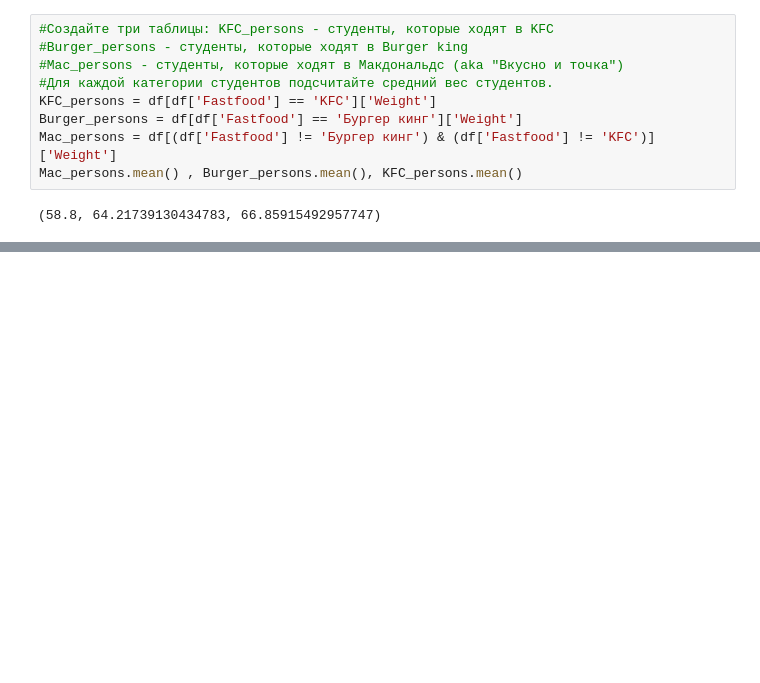
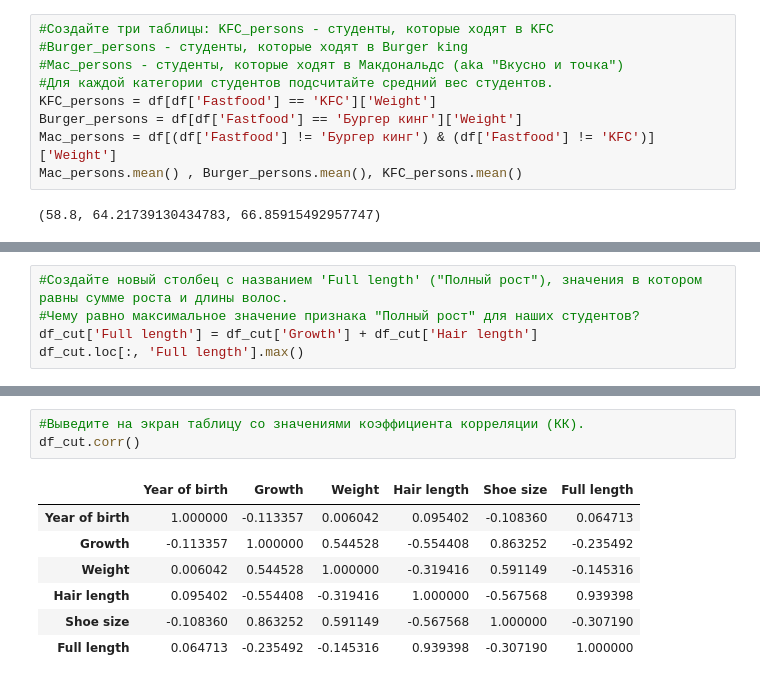
Before and after one commit to pro8mari/code-practice, a Jupyter notebook: Stepik_Artyom_Shevlyakov.ipynb, the cells around one changed output, grey strips where cells are left out. Drawn from its saved outputs; the diff is of its cells as text; blank space fills up the shorter version.

```diff
--- a/Stepik_Artyom_Shevlyakov.ipynb
+++ b/Stepik_Artyom_Shevlyakov.ipynb
@@ -279,0 +384,5 @@ Mac_persons.mean() , Burger_persons.mean(), KFC_persons.mean()
+# %%
+#Создайте новый столбец с названием 'Full length' ("Полный рост"), значения в котором равны сумме роста и длины волос.
+#Чему равно максимальное значение признака "Полный рост" для наших студентов?
+df_cut['Full length'] = df_cut['Growth'] + df_cut['Hair length']
+df_cut.loc[:, 'Full length'].max()
@@ -279,0 +396,11 @@ Mac_persons.mean() , Burger_persons.mean(), KFC_persons.mean()
+# %%
+#Выведите на экран таблицу со значениями коэффициента корреляции (КК).
+df_cut.corr()
+# %% [output]
+|  | Year of birth | Growth | Weight | Hair length | Shoe size | Full length |
+| Year of birth | 1.000000 | -0.113357 | 0.006042 | 0.095402 | -0.108360 | 0.064713 |
+| Growth | -0.113357 | 1.000000 | 0.544528 | -0.554408 | 0.863252 | -0.235492 |
+| Weight | 0.006042 | 0.544528 | 1.000000 | -0.319416 | 0.591149 | -0.145316 |
+| Hair length | 0.095402 | -0.554408 | -0.319416 | 1.000000 | -0.567568 | 0.939398 |
+| Shoe size | -0.108360 | 0.863252 | 0.591149 | -0.567568 | 1.000000 | -0.307190 |
+| Full length | 0.064713 | -0.235492 | -0.145316 | 0.939398 | -0.307190 | 1.000000 |
```
Also changed, not shown: parts of 15 cells of this notebook.
